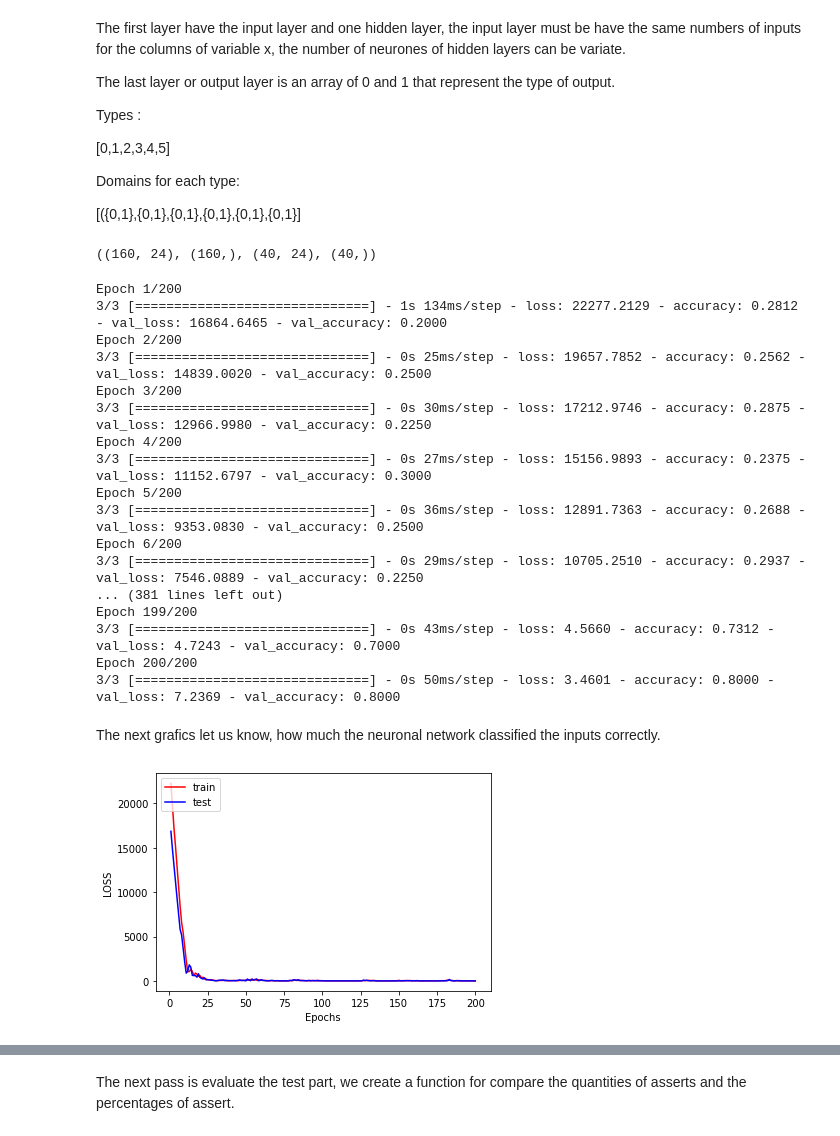
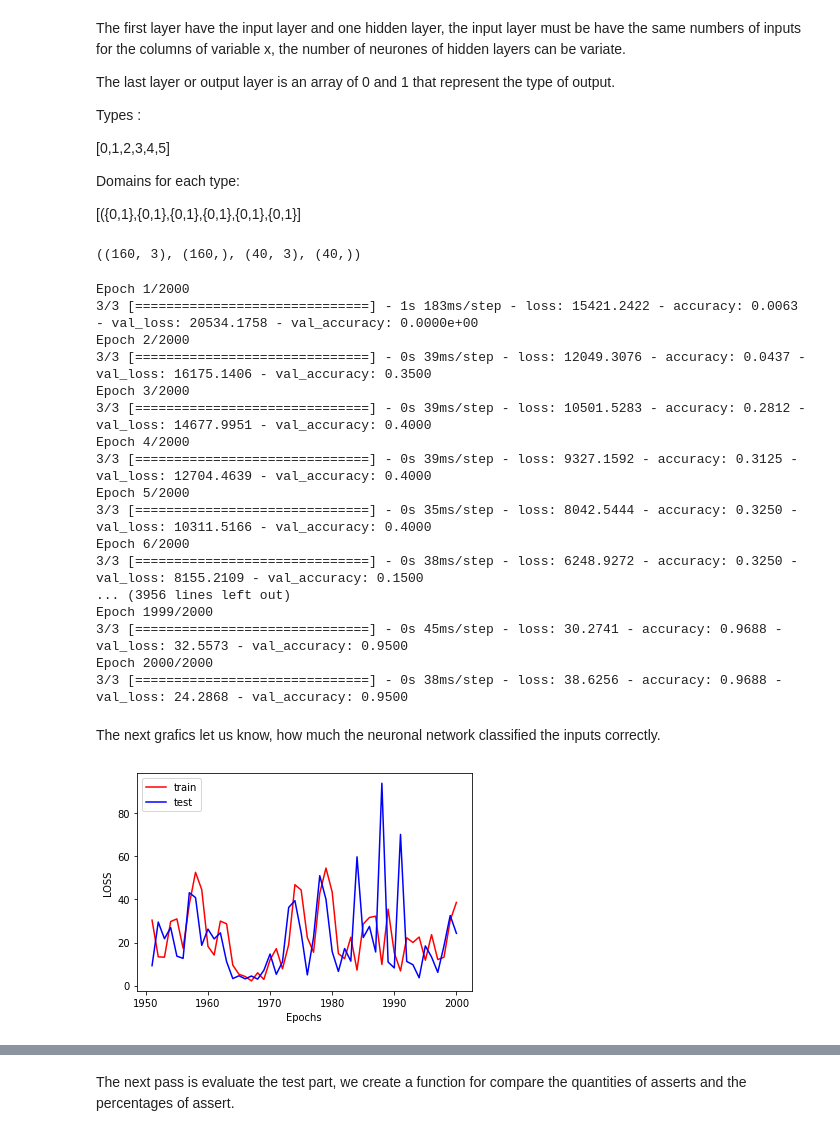
Before and after one commit to AlvaroCori/SIS_INTEL_PRACTICA_7, a Jupyter notebook: Neuronal Network2.ipynb, the cells around one changed output, grey strips where cells are left out. Saved outputs shown, nothing was run; the diff lists cells and outputs as text; code cells hidden in the pictures.

```diff
--- a/Neuronal Network2.ipynb
+++ b/Neuronal Network2.ipynb
@@ -212,5 +226,6 @@ We separate 160 rows for the training part, if we get 200 rows in a dataset, 40
 # %%
 types = stars.iloc[:,-1]
-stars_inputs = get_inputs(stars,colors, spectral_classes)
+stars_inputs = get_best_inputs(stars)
+#stars_inputs = get_inputs(stars,colors, spectral_classes)
 stars_inputs
 # %% [output]
@@ -258,11 +263,13 @@ Domains for each type:
 # %%
 x_train.shape, y_train.shape, x_test.shape, y_test.shape
 # %% [output]
-((160, 24), (160,), (40, 24), (40,))
+((160, 3), (160,), (40, 3), (40,))
 # %%
 model = Sequential()
-model.add(Dense(64, input_dim=24, activation='elu'))
+
+model.add(Dense(64, input_dim=3, activation='selu'))
 model.add(Dense(6, activation='softmax'))
+
 model.compile(optimizer='adam',loss='categorical_crossentropy',metrics=['accuracy'])
 # %%
 #target_training
@@ -271,26 +278,26 @@ ls = []
 y=IntegerEncode2(y_train)
 target_test=IntegerEncode2(y_test)
 # %%
-num_epochs=200
+num_epochs=2000
 history = model.fit(x_train, y,validation_data=(x_test, target_test), epochs=num_epochs,batch_size=64,verbose=1)
 # %% [output]
-Epoch 1/200
-3/3 [==============================] - 1s 134ms/step - loss: 22277.2129 - accuracy: 0.2812 - val_loss: 16864.6465 - val_accuracy: 0.2000
-Epoch 2/200
-3/3 [==============================] - 0s 25ms/step - loss: 19657.7852 - accuracy: 0.2562 - val_loss: 14839.0020 - val_accuracy: 0.2500
-Epoch 3/200
-3/3 [==============================] - 0s 30ms/step - loss: 17212.9746 - accuracy: 0.2875 - val_loss: 12966.9980 - val_accuracy: 0.2250
-Epoch 4/200
-3/3 [==============================] - 0s 27ms/step - loss: 15156.9893 - accuracy: 0.2375 - val_loss: 11152.6797 - val_accuracy: 0.3000
-Epoch 5/200
-3/3 [==============================] - 0s 36ms/step - loss: 12891.7363 - accuracy: 0.2688 - val_loss: 9353.0830 - val_accuracy: 0.2500
-Epoch 6/200
-3/3 [==============================] - 0s 29ms/step - loss: 10705.2510 - accuracy: 0.2937 - val_loss: 7546.0889 - val_accuracy: 0.2250
-... (381 lines left out)
-Epoch 199/200
-3/3 [==============================] - 0s 43ms/step - loss: 4.5660 - accuracy: 0.7312 - val_loss: 4.7243 - val_accuracy: 0.7000
-Epoch 200/200
-3/3 [==============================] - 0s 50ms/step - loss: 3.4601 - accuracy: 0.8000 - val_loss: 7.2369 - val_accuracy: 0.8000
+Epoch 1/2000
+3/3 [==============================] - 1s 183ms/step - loss: 15421.2422 - accuracy: 0.0063 - val_loss: 20534.1758 - val_accuracy: 0.0000e+00
+Epoch 2/2000
+3/3 [==============================] - 0s 39ms/step - loss: 12049.3076 - accuracy: 0.0437 - val_loss: 16175.1406 - val_accuracy: 0.3500
+Epoch 3/2000
+3/3 [==============================] - 0s 39ms/step - loss: 10501.5283 - accuracy: 0.2812 - val_loss: 14677.9951 - val_accuracy: 0.4000
+Epoch 4/2000
+3/3 [==============================] - 0s 39ms/step - loss: 9327.1592 - accuracy: 0.3125 - val_loss: 12704.4639 - val_accuracy: 0.4000
+Epoch 5/2000
+3/3 [==============================] - 0s 35ms/step - loss: 8042.5444 - accuracy: 0.3250 - val_loss: 10311.5166 - val_accuracy: 0.4000
+Epoch 6/2000
+3/3 [==============================] - 0s 38ms/step - loss: 6248.9272 - accuracy: 0.3250 - val_loss: 8155.2109 - val_accuracy: 0.1500
+... (3956 lines left out)
+Epoch 1999/2000
+3/3 [==============================] - 0s 45ms/step - loss: 30.2741 - accuracy: 0.9688 - val_loss: 32.5573 - val_accuracy: 0.9500
+Epoch 2000/2000
+3/3 [==============================] - 0s 38ms/step - loss: 38.6256 - accuracy: 0.9688 - val_loss: 24.2868 - val_accuracy: 0.9500
 # %% [markdown]
 The next grafics let us know, how much the neuronal network classified the inputs correctly.
 # %%
@@ -305,13 +312,13 @@ val_loss = history.history['val_loss']
 val_accuracy = history.history['val_accuracy']
 # %%
 # Graficas de loss
-plt.plot(epochs[:], loss[:], 'r')
-plt.plot(epochs[:], val_loss[:], 'b')
+plt.plot(epochs[1950:], loss[1950:], 'r')
+plt.plot(epochs[1950:], val_loss[1950:], 'b')
 plt.xlabel('Epochs')
 plt.ylabel('LOSS')
 plt.legend(['train', 'test'], loc='upper left')
 plt.show()
 # %% [output]
-[figure, old version]
+[figure, new version]
 # %%
 # Graficas de accuracy
```
Also changed, not shown: parts of 19 cells of this notebook, 19 other files.
